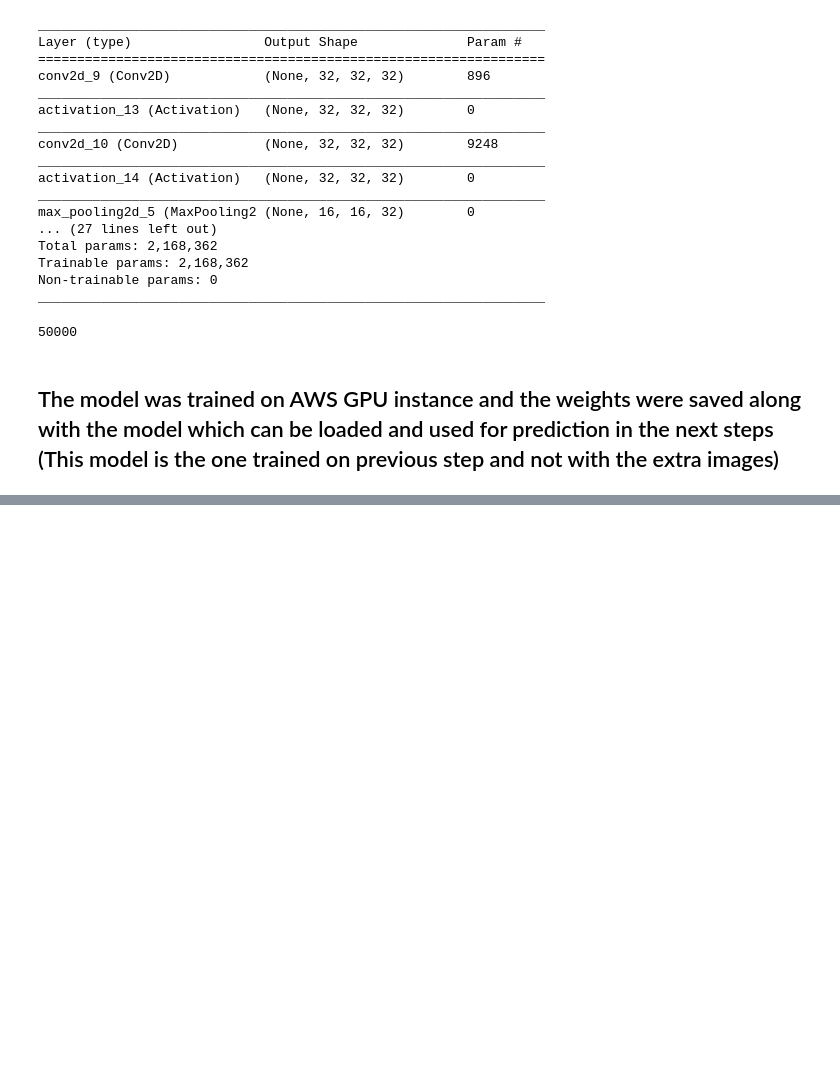
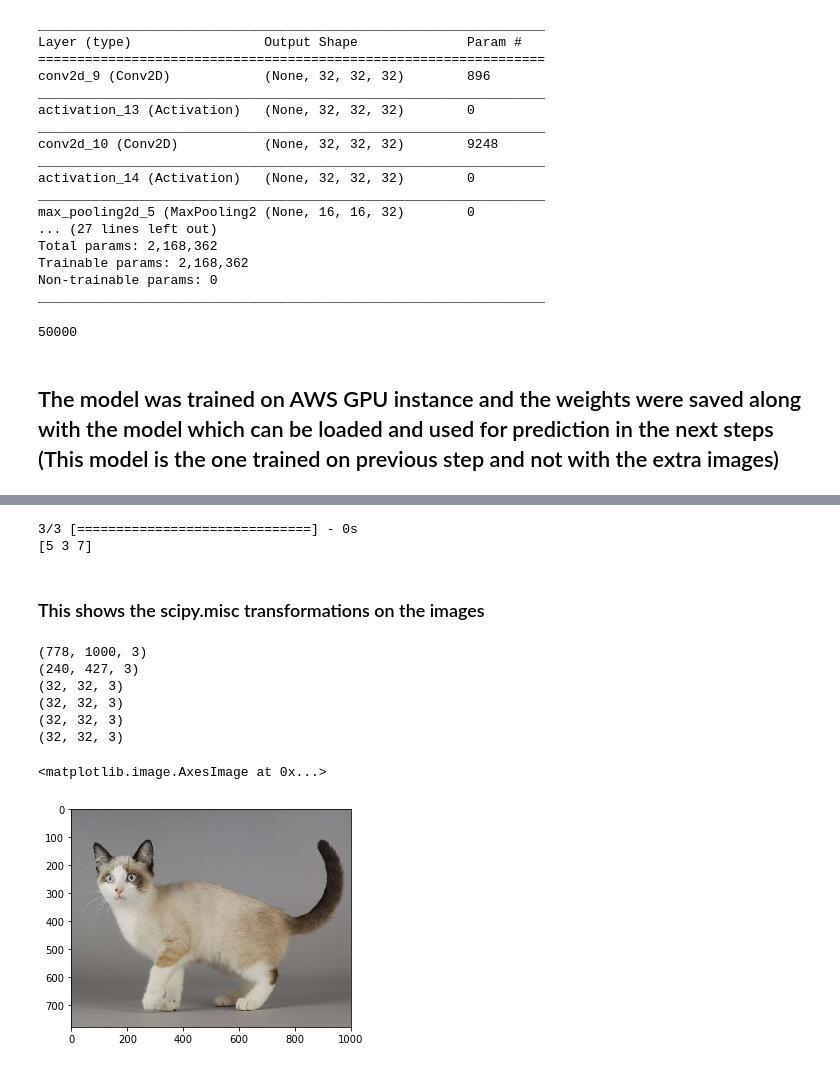
Before and after one commit to abhikbanerjee/DeepLearningKeras, a Jupyter notebook: Deep_CNN_More_Images_CIFAR10.ipynb, the cells around one changed output, grey strips where cells are left out. Drawn from its saved outputs; the diff is of its cells as text; code cells hidden in the pictures; blank space fills up the shorter version.

Commit message:
prediction using the pre trained model ,and loading the weights and the model architecture

```diff
--- a/Deep_CNN_More_Images_CIFAR10.ipynb
+++ b/Deep_CNN_More_Images_CIFAR10.ipynb
@@ -129,0 +163,43 @@ print('Test accuracy:', score[1])
+# %%
+# read and resize the images - the
+base_location = '/Users/tkmacl9/Desktop/FastAIDLCourse/nbs/KerasDeepLearning/'
+img_names = [base_location+'cat_standing.jpg', base_location+'dog.jpg', base_location+'horse_1.jpg']
+imgs = [scipy.misc.imresize(scipy.misc.imread(img_name), (32,32)).astype('float32') for img_name in img_names]
+#imgs = [np.transpose(scipy.misc.imresize(scipy.misc.imread(img_name), (32,32)), (1,0,2)).astype('float32') for img_name in img_names]
+imgs = np.array(imgs) / 255
+
+#train
+optim=SGD()
+model.compile(optimizer=optim, loss='categorical_crossentropy', metrics=['accuracy'])
+
+#predict
+predictions = model.predict_classes(imgs)
+print(predictions)
+# %% [output]
+3/3 [==============================] - 0s
+[5 3 7]
+# %% [markdown]
+### This shows the scipy.misc transformations on the images
+# %%
+# just reading the images and printing their shapes
+imgs_tmp = [scipy.misc.imread(img_name) for img_name in img_names]
+print(imgs_tmp[0].shape)
+print(imgs_tmp[1].shape)
+imgs_tmp_1 = [scipy.misc.imresize(scipy.misc.imread(img_name), (32,32)) for img_name in img_names]
+print(imgs_tmp_1[0].shape)
+print(imgs_tmp_1[1].shape)
+imgs = [np.transpose(scipy.misc.imresize(scipy.misc.imread(img_name), (32,32)), (1,0,2)).astype('float32') for img_name in img_names]
+print(imgs[0].shape)
+print(imgs[1].shape)
+# %% [output]
+(778, 1000, 3)
+(240, 427, 3)
+(32, 32, 3)
+(32, 32, 3)
+(32, 32, 3)
+(32, 32, 3)
+# %%
+plt.imshow(imgs_tmp[0])
+# %% [output]
+<matplotlib.image.AxesImage at 0x...>
+[figure, added]
```
Also changed, not shown: parts of 3 cells of this notebook.
